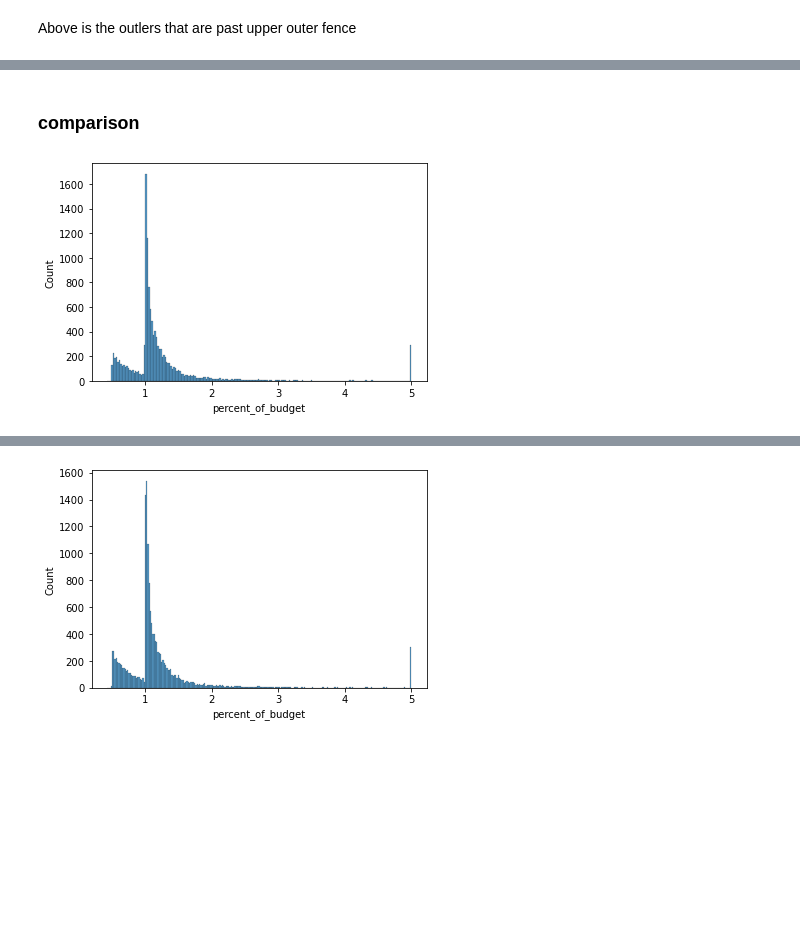
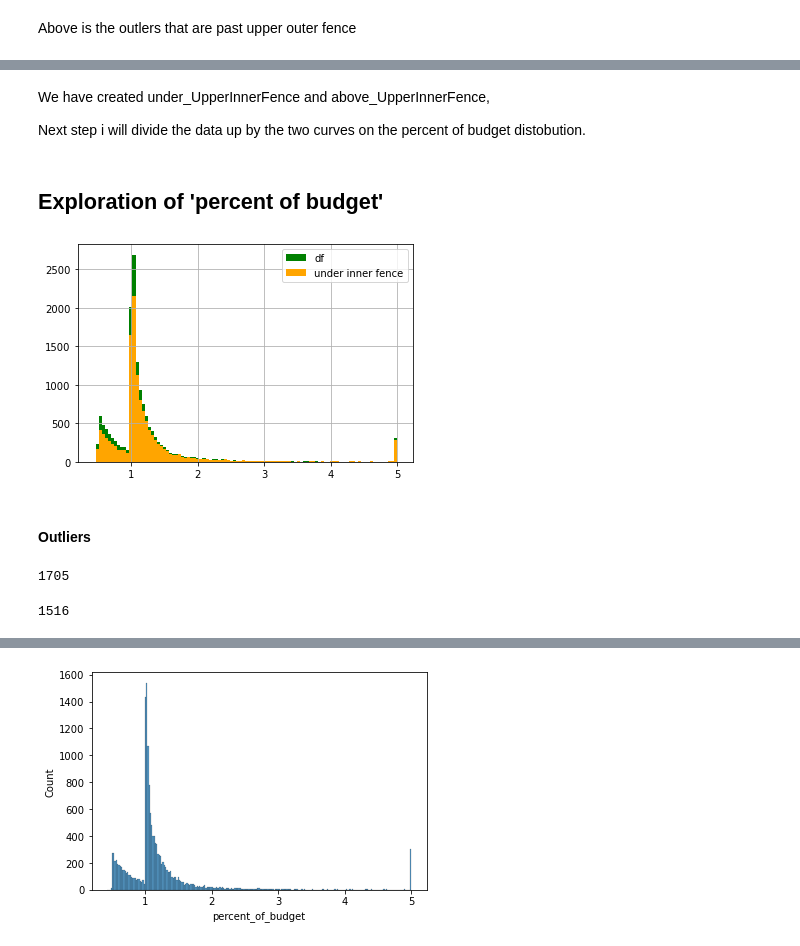
Before and after one commit to encodingintuition/A_B-testing, a Jupyter notebook: data/toy_data_creation.ipynb, the cells around one changed output, grey strips where cells are left out. Drawn from its saved outputs; the diff is of its cells as text; code cells hidden in the pictures; blank space fills up the shorter version.

```diff
--- a/data/toy_data_creation.ipynb
+++ b/data/toy_data_creation.ipynb
@@ -157,6 +169,20 @@ df[ (df['campaign_budget'] <= (Q3 + 1.5 * IQR) )]
+# %% [markdown]
+We have created under_UpperInnerFence and above_UpperInnerFence,
+
+   Next step i will divide the data up by the two curves on the percent of budget distobution.
+# %% [markdown]
+## Exploration of 'percent of budget'
+# %%
+# compare df & df w/o outliers
+
+df['percent_of_budget'].hist(bins = 100,
+                             color = 'green',
+                            label = 'df')
+under_UpperInnerFence['percent_of_budget'].hist(bins = 100,
+                                               color = 'orange',
+                                               label = 'under inner fence');
+plt.legend();
+# %% [output]
+[figure, added]
 # %% [markdown]
-### comparison
+#### Outliers
-# %%
-sns.histplot( data = under_UpperInnerFence, x = 'percent_of_budget');
-# %% [output]
-[figure, removed]
@@ -162,0 +195,10 @@ sns.histplot( data = under_UpperInnerFence, x = 'percent_of_budget');
+# %%
+# Number of outliers past upper inner fence
+
+df[ (df['percent_of_budget'] > (Q3_p + 1.5 * IQR_p) )]['treatment'].count()
+# %% [output]
+1705
+# %%
+under_UpperInnerFence[ (under_UpperInnerFence['percent_of_budget'] > (Q3_p + 1.5 * IQR_p) )]['treatment'].count()
+# %% [output]
+1516
```
Also changed, not shown: parts of 44 cells of this notebook.
